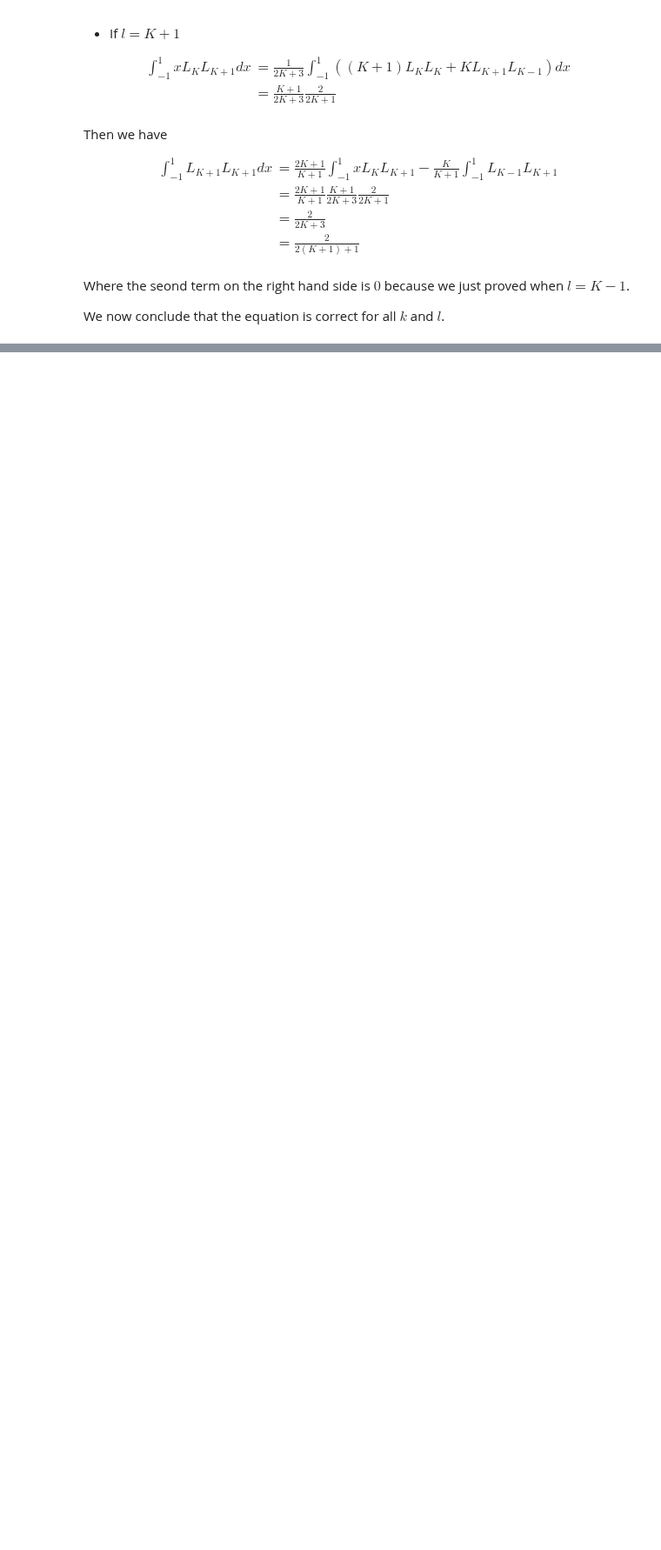
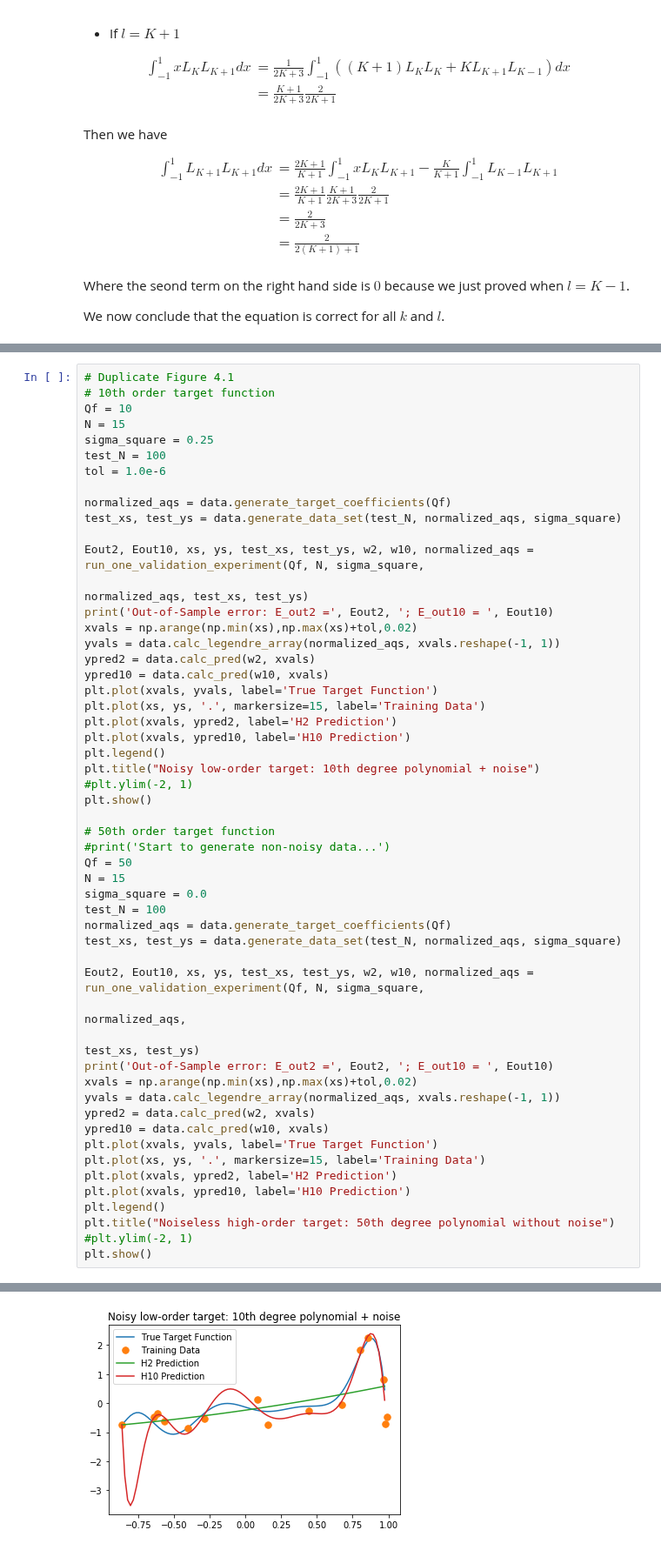
Before and after one commit to niuers/Learning-From-Data-A-Short-Course, a Jupyter notebook: Solutions to Chapter 4 Exercises and Problems.ipynb, the cells around one changed output, grey strips where cells are left out. Shown at 87% size. Saved outputs shown, nothing was run; the diff lists cells and outputs as text; blank space fills up the shorter version.

Commit message:
Added plot for the impact of sigma in problem 4.4

```diff
--- a/Solutions to Chapter 4 Exercises and Problems.ipynb
+++ b/Solutions to Chapter 4 Exercises and Problems.ipynb
@@ -548,0 +535,54 @@ array([[ 1. ],
+# %%
+# Duplicate Figure 4.1
+# 10th order target function
+Qf = 10
+N = 15
+sigma_square = 0.25
+test_N = 100
+tol = 1.0e-6
+
+normalized_aqs = data.generate_target_coefficients(Qf)
+test_xs, test_ys = data.generate_data_set(test_N, normalized_aqs, sigma_square)
+
+Eout2, Eout10, xs, ys, test_xs, test_ys, w2, w10, normalized_aqs = run_one_validation_experiment(Qf, N, sigma_square,
+                                                                                                 normalized_aqs, test_xs, test_ys)
+print('Out-of-Sample error: E_out2 =', Eout2, '; E_out10 = ', Eout10)
+xvals = np.arange(np.min(xs),np.max(xs)+tol,0.02)
+yvals = data.calc_legendre_array(normalized_aqs, xvals.reshape(-1, 1))
+ypred2 = data.calc_pred(w2, xvals)
+ypred10 = data.calc_pred(w10, xvals)
+plt.plot(xvals, yvals, label='True Target Function')
+plt.plot(xs, ys, '.', markersize=15, label='Training Data')
+plt.plot(xvals, ypred2, label='H2 Prediction')
+plt.plot(xvals, ypred10, label='H10 Prediction')
+plt.legend()
+plt.title("Noisy low-order target: 10th degree polynomial + noise")
+#plt.ylim(-2, 1)
+plt.show()
+
+# 50th order target function
+#print('Start to generate non-noisy data...')
+Qf = 50
+N = 15
+sigma_square = 0.0
+test_N = 100
+normalized_aqs = data.generate_target_coefficients(Qf)
+test_xs, test_ys = data.generate_data_set(test_N, normalized_aqs, sigma_square)
+
+Eout2, Eout10, xs, ys, test_xs, test_ys, w2, w10, normalized_aqs = run_one_validation_experiment(Qf, N, sigma_square,
+                                                                                                 normalized_aqs,
+                                                                                                 test_xs, test_ys)
+print('Out-of-Sample error: E_out2 =', Eout2, '; E_out10 = ', Eout10)
+xvals = np.arange(np.min(xs),np.max(xs)+tol,0.02)
+yvals = data.calc_legendre_array(normalized_aqs, xvals.reshape(-1, 1))
+ypred2 = data.calc_pred(w2, xvals)
+ypred10 = data.calc_pred(w10, xvals)
+plt.plot(xvals, yvals, label='True Target Function')
+plt.plot(xs, ys, '.', markersize=15, label='Training Data')
+plt.plot(xvals, ypred2, label='H2 Prediction')
+plt.plot(xvals, ypred10, label='H10 Prediction')
+plt.legend()
+plt.title("Noiseless high-order target: 50th degree polynomial without noise")
+#plt.ylim(-2, 1)
+plt.show()
+# %% [output]
@@ -548,0 +590 @@ array([[ 1. ],
+[figure, added]
```
Also changed, not shown: parts of 14 cells of this notebook, 1 other file.
